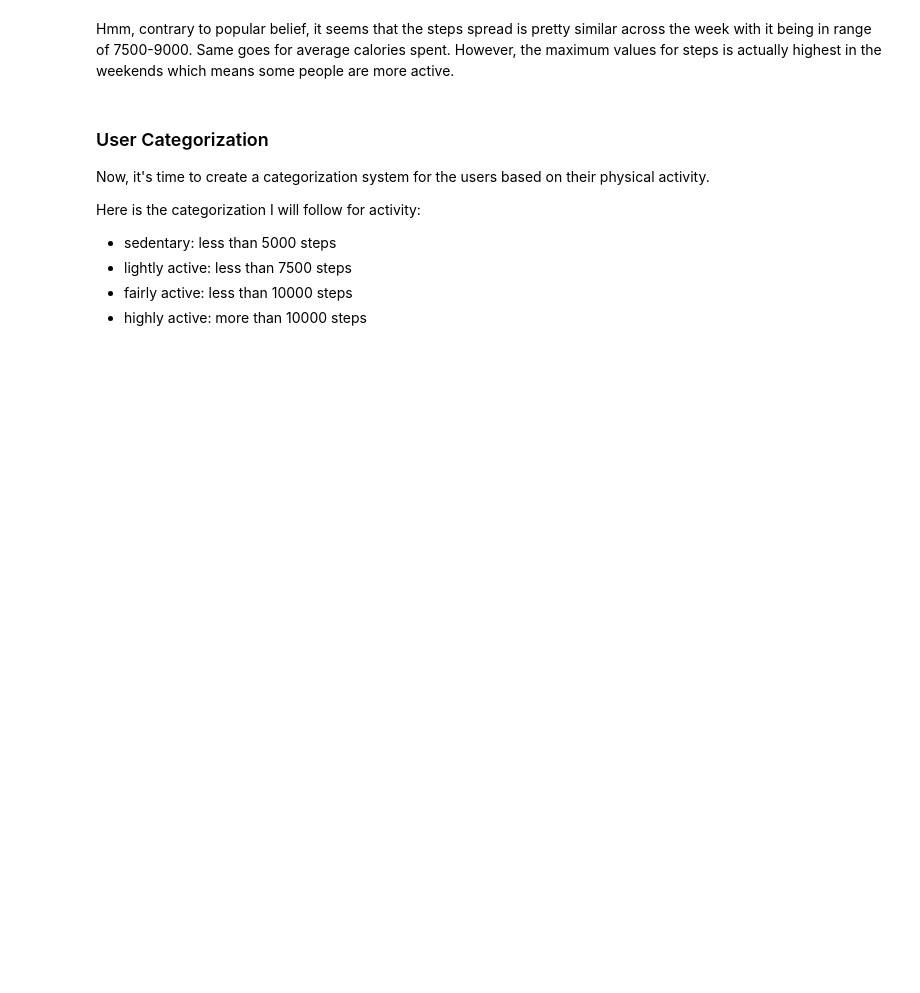
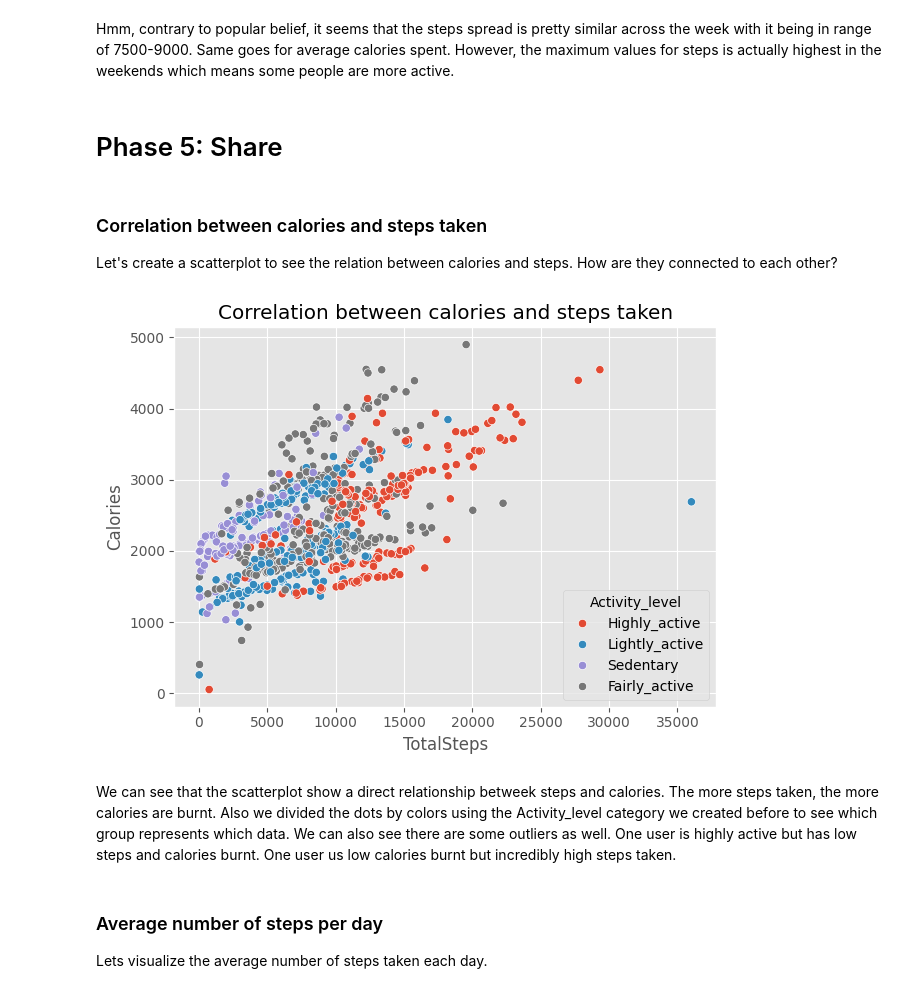
Before and after one commit to PramitKhatri/Bellabeat-data-analysis-case-study, a Jupyter notebook: notebook4521ead505.ipynb, the cells around one changed output. Drawn from its saved outputs; the diff is of its cells as text; code cells hidden in the pictures; blank space fills up the shorter version.

Commit message:
Kaggle Notebook | FitBit Data Analysis | v_0.8

```diff
--- a/notebook4521ead505.ipynb
+++ b/notebook4521ead505.ipynb
@@ -434,12 +487,28 @@ Saturday     8946.628319  31  29326  2428.752212  1032  4547
 Sunday       7626.554545  16  36019  2310.927273  1214  4552
 # %% [markdown]
 Hmm, contrary to popular belief, it seems that the steps spread is pretty similar across the week with it being in range of 7500-9000. Same goes for average calories spent. However, the maximum values for steps is actually highest in the weekends which means some people are more active.
-# %% [markdown]
-### User Categorization
-Now, it's time to create a categorization system for the users based on their physical activity.
-
-Here is the categorization I will follow for activity:
-* sedentary: less than 5000 steps
-* lightly active: less than 7500 steps
-* fairly active: less than 10000 steps
-* highly active: more than 10000 steps
+# %% [markdown]
+# Phase 5: Share
+# %% [markdown]
+### Correlation between calories and steps taken
+Let's create a scatterplot to see the relation between calories and steps. How are they connected to each other?
+# %%
+# import matplotlib.pyplot as plt
+# import seaborn as sns
+
+# correlation between steps and calories burned
+# df_sub.columns
+
+ax = sns.scatterplot(x='TotalSteps', y='Calories',data=df_sub, hue='Activity_level') #plot the number of steps on the horizontal axis and the calories burned on the vertical axis.
+
+plt.title('Correlation between calories and steps taken') # adds the headline
+plt.tight_layout() # to make sure legends don't overlap
+plt.show()  # render the plt
+# %% [output]
+[figure, added]
+# %% [markdown]
+We can see that the scatterplot show a direct relationship betweek steps and calories. The more steps taken, the more calories are burnt. Also we divided the dots by colors using the Activity_level category we created before to see which group represents which data.
+We can also see there are some outliers as well. One user is highly active but has low steps and calories burnt. One user us low calories burnt but incredibly high steps taken.
+# %% [markdown]
+### Average number of steps per day
+Lets visualize the average number of steps taken each day.
```
Also changed, not shown: parts of 2 cells of this notebook.
